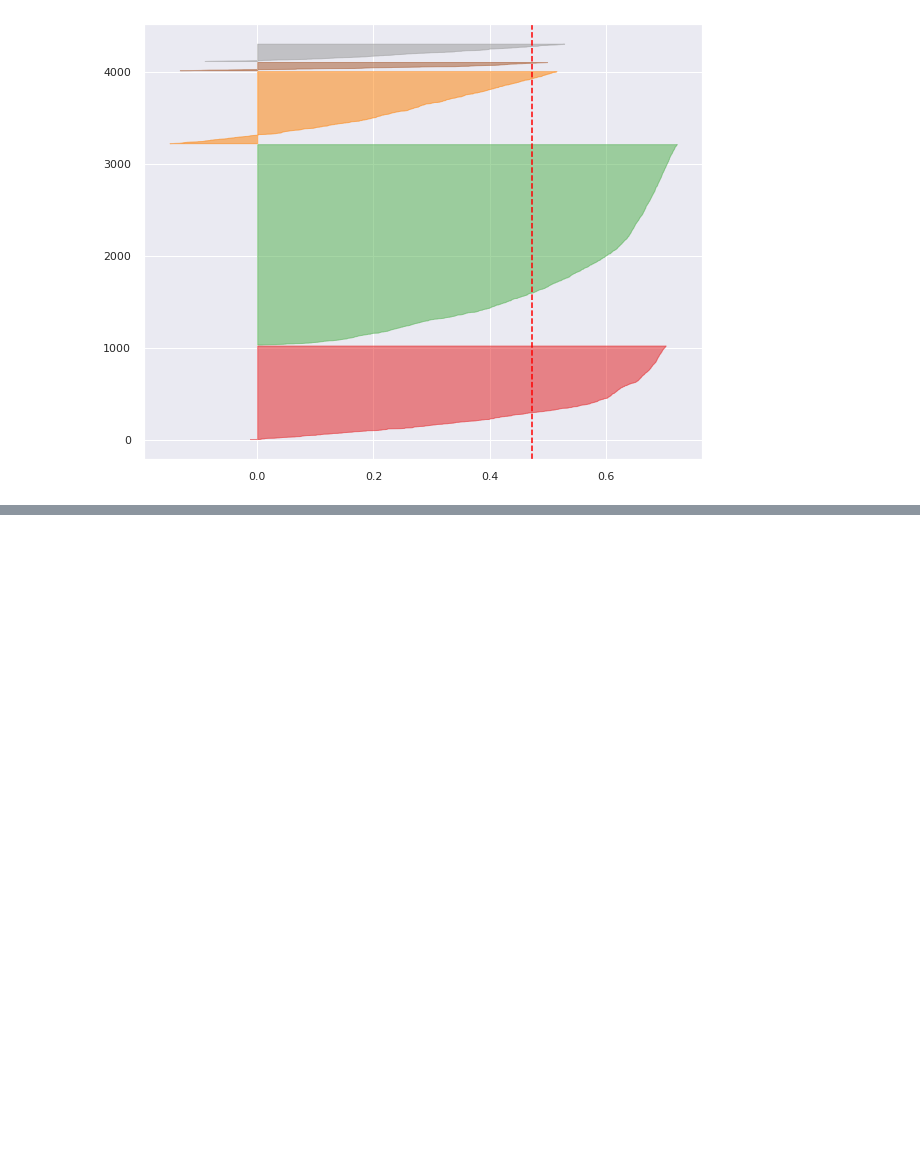
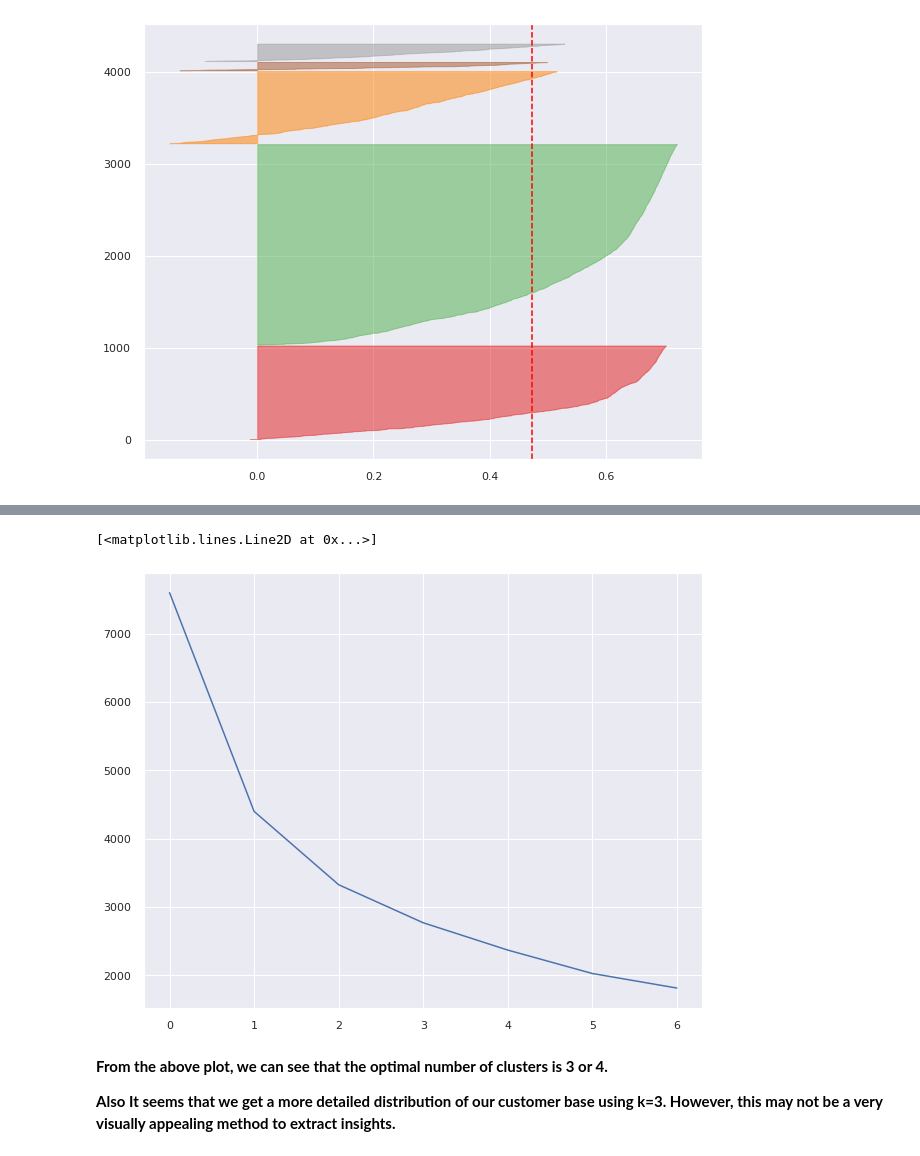
Before and after one commit to Deepakkarki24/Online-Retail-Customer-Segmentation, a Jupyter notebook: Individual_Colab_(Customer_Segmentation)_Capstone_Project.ipynb, the cells around one changed output, grey strips where cells are left out. Saved outputs shown, nothing was run; the diff lists cells and outputs as text; code cells hidden in the pictures; blank space fills up the shorter version.

```diff
--- a/Individual_Colab_(Customer_Segmentation)_Capstone_Project.ipynb
+++ b/Individual_Colab_(Customer_Segmentation)_Capstone_Project.ipynb
@@ -1101,0 +1111,20 @@ SilhouetteVisualizer(ax=<Axes: >, estimator=KMeans(n_clusters=5))
+# %%
+# elbow-curve/SSD
+elbow_curve = []
+range_n_clusters = [2, 3, 4, 5, 6, 7, 8]
+for k in range_n_clusters:
+    kmeans = KMeans(n_clusters=k, max_iter=50)
+    kmeans.fit(rfm_df_scaled)
+
+    elbow_curve.append(kmeans.inertia_)
+
+# plot the SSDs for each n_clusters
+# ssd
+plt.plot(elbow_curve)
+# %% [output]
+[<matplotlib.lines.Line2D at 0x...>]
+[figure, added]
+# %% [markdown]
+**From the above plot, we can see that the optimal number of clusters is 3 or 4.**
+
+**Also It seems that we get a more detailed distribution of our customer base using k=3. However, this may not be a very visually appealing method to extract insights.**
```
Also changed, not shown: parts of 27 cells of this notebook.
